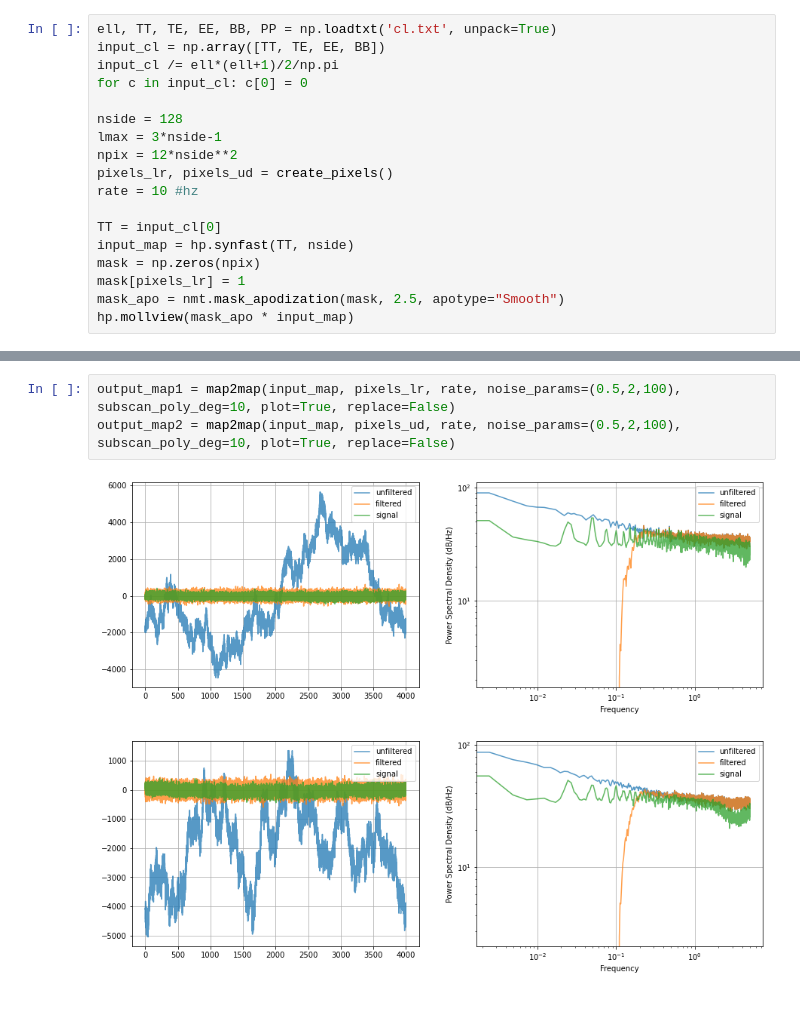
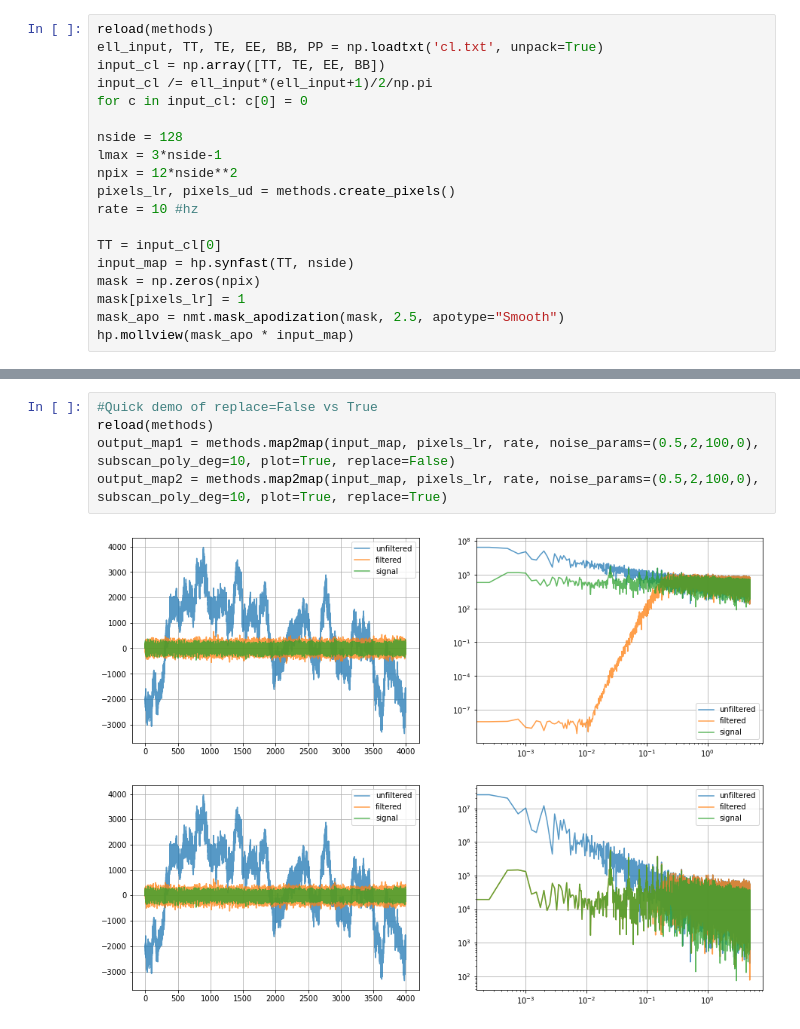
Before and after one commit to catyz/destripe, a Jupyter notebook: simulation.ipynb, the cells around one changed output, grey strips where cells are left out. Drawn from its saved outputs; the diff is of its cells as text.

```diff
--- a/simulation.ipynb
+++ b/simulation.ipynb
@@ -144,13 +16,14 @@ def sim_cl2cl(input_cl, n_sims, noise_params=(0.5,2,100), replace=False):
 # %%
-ell, TT, TE, EE, BB, PP = np.loadtxt('cl.txt', unpack=True)
+reload(methods)
+ell_input, TT, TE, EE, BB, PP = np.loadtxt('cl.txt', unpack=True)
 input_cl = np.array([TT, TE, EE, BB])
-input_cl /= ell*(ell+1)/2/np.pi
+input_cl /= ell_input*(ell_input+1)/2/np.pi
 for c in input_cl: c[0] = 0
 
 nside = 128
 lmax = 3*nside-1
 npix = 12*nside**2
-pixels_lr, pixels_ud = create_pixels()
+pixels_lr, pixels_ud = methods.create_pixels()
 rate = 10 #hz
 
 TT = input_cl[0]
@@ -164,6 +37,8 @@ hp.mollview(mask_apo * input_map)
 # %%
-output_map1 = map2map(input_map, pixels_lr, rate, noise_params=(0.5,2,100), subscan_poly_deg=10, plot=True, replace=False)
-output_map2 = map2map(input_map, pixels_ud, rate, noise_params=(0.5,2,100), subscan_poly_deg=10, plot=True, replace=False)
+#Quick demo of replace=False vs True
+reload(methods)
+output_map1 = methods.map2map(input_map, pixels_lr, rate, noise_params=(0.5,2,100,0), subscan_poly_deg=10, plot=True, replace=False)
+output_map2 = methods.map2map(input_map, pixels_lr, rate, noise_params=(0.5,2,100,0), subscan_poly_deg=10, plot=True, replace=True)
 # %% [output]
-[figure, old version]
+[figure, new version]
-[figure, old version]
+[figure, new version]
```
Also changed, not shown: parts of 20 cells of this notebook, 4 other files.
